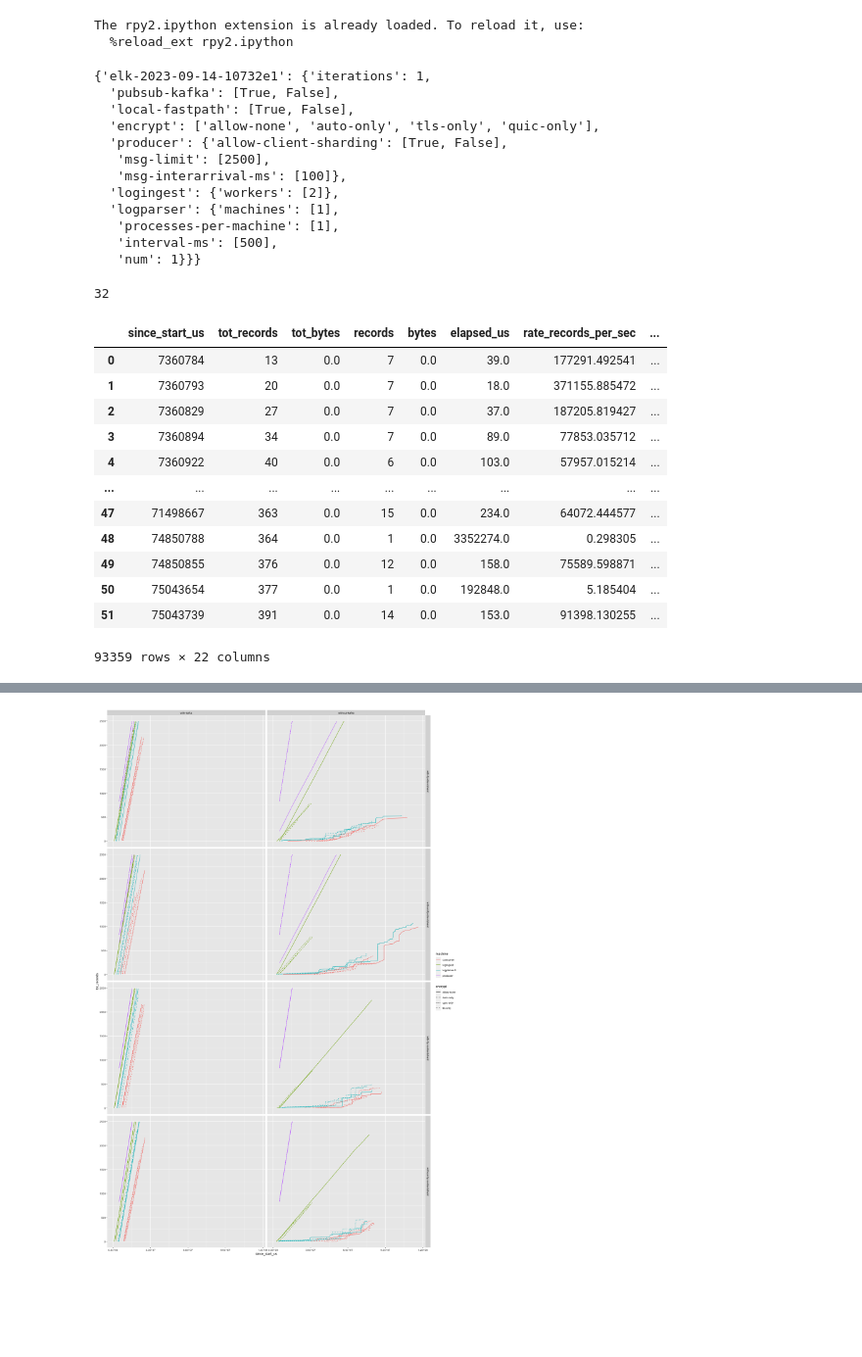
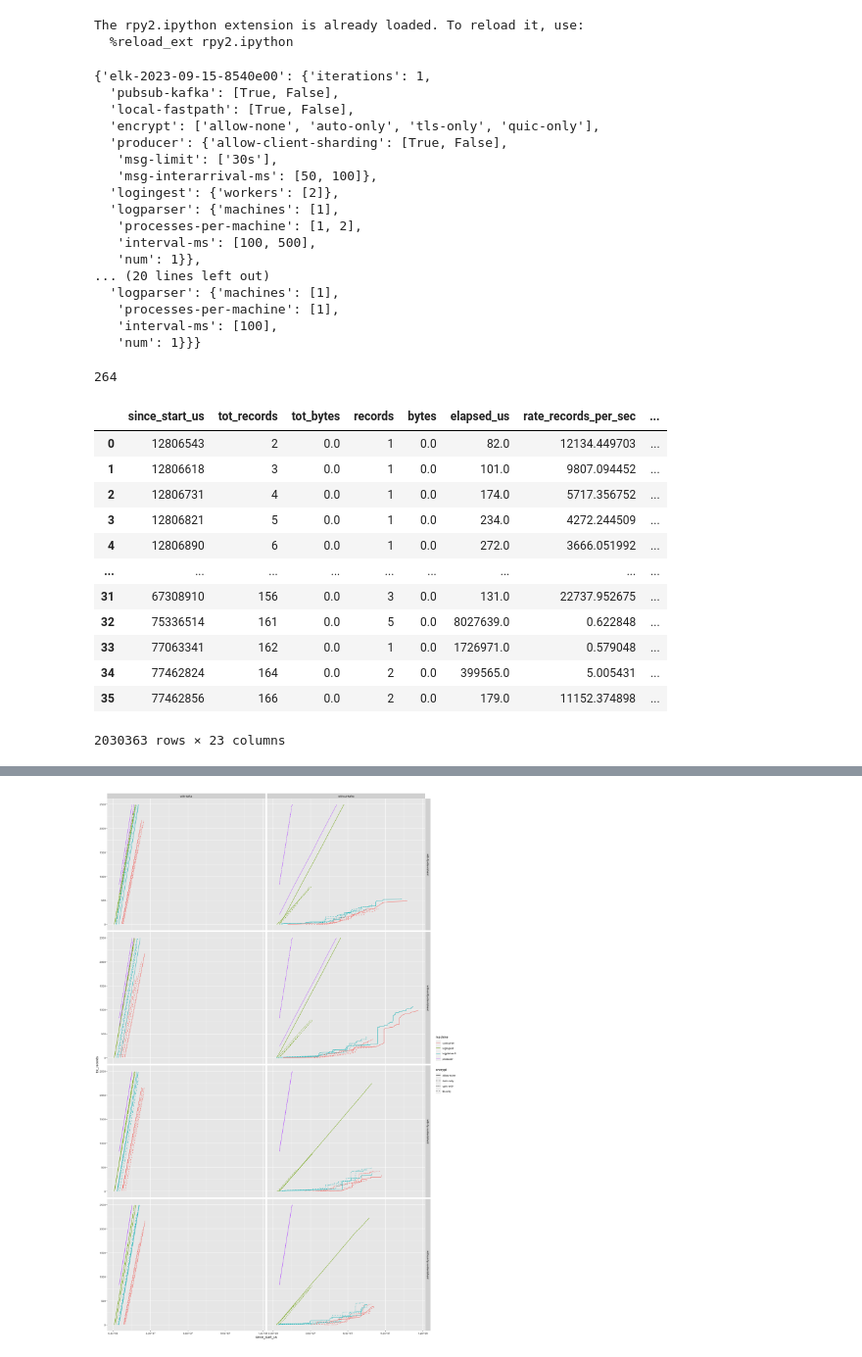
Before and after one commit to akshayknarayan/burrito, a Jupyter notebook: scripts/elk-app/elk.ipynb, the cells around one changed output, grey strips where cells are left out. Shown at 98% size. Saved outputs shown, nothing was run; the diff lists cells and outputs as text; code cells hidden in the pictures; blank space fills up the shorter version.

```diff
--- a/scripts/elk-app/elk.ipynb
+++ b/scripts/elk-app/elk.ipynb
@@ -33,7 +33,7 @@ The rpy2.ipython extension is already loaded. To reload it, use:
   %reload_ext rpy2.ipython
 # %%
 rootdir = "/Users/akshay/research/burrito"
-outdirs = ["elk-2023-09-14-10732e1"]
+outdirs = ["elk-2023-09-15-8540e00", "check-producer-1eb988c", "check-producer-615a756"]
 # %%
 def read_toml(cfg):
     c = toml.load(cfg)
@@ -64,17 +64,22 @@ for outdir in outdirs:
 
 tomls
 # %% [output]
-{'elk-2023-09-14-10732e1': {'iterations': 1,
+{'elk-2023-09-15-8540e00': {'iterations': 1,
   'pubsub-kafka': [True, False],
   'local-fastpath': [True, False],
   'encrypt': ['allow-none', 'auto-only', 'tls-only', 'quic-only'],
   'producer': {'allow-client-sharding': [True, False],
-   'msg-limit': [2500],
-   'msg-interarrival-ms': [100]},
+   'msg-limit': ['30s'],
+   'msg-interarrival-ms': [50, 100]},
   'logingest': {'workers': [2]},
   'logparser': {'machines': [1],
+   'processes-per-machine': [1, 2],
+   'interval-ms': [100, 500],
+   'num': 1}},
+... (20 lines left out)
+  'logparser': {'machines': [1],
    'processes-per-machine': [1],
-   'interval-ms': [500],
+   'interval-ms': [100],
    'num': 1}}}
 # %%
 # copied from elk-app.py
@@ -118,18 +123,23 @@ def iter_confs(exp, outdir):
                 },
                 'iteration': conf[10],
         }
+        if type(exp['producer']['msg-limit']) == str:
+            assert exp['producer']['msg-limit'][-1] == 's', 'time-based msg-limit must be in seconds'
+            target_seconds = int(exp['producer']['msg-limit'][:-1])
+            inter_seconds = float(int(exp['producer']['msg-interarrival-ms'])) / 1000
+            exp['producer']['msg-limit'] = int(target_seconds / inter_seconds) * 16
         template = (
             "{rootdir}/{outdir}/"
-            + "kafka={kafka}-"
-            + "localfp={localfp}-"
-            + "clshrd={client_shard}-"
+            + "kfka={kafka}-"
+            + "fp={localfp}-"
+            + "cshd={client_shard}-"
             + "enc={encrypt}-"
             + "nmsg={num_msg}-"
-            + "msg_inter_ms={msg_inter_ms}-"
-            + "ing_wrk={ingest_workers}-"
-            + "par_num={parser_machines}-"
-            + "par_pcs={parser_procs}-"
-            + "par_rep_int_ms={parser_report_interval_ms}-"
+            + "intms={msg_inter_ms}-"
+            + "iwrk={ingest_workers}-"
+            + "pn={parser_machines}-"
+            + "pps={parser_procs}-"
+            + "prpintms={parser_report_interval_ms}-"
             + "i={i}")
         desc = template.format(
             rootdir=rootdir, outdir=outdir,
@@ -146,55 +156,56 @@ def iter_confs(exp, outdir):
             i=0,
         )
         exp['desc'] = desc
+        exp['outdir'] = outdir
         yield exp
 
 exps = list(itertools.chain.from_iterable(iter_confs(tomls[outdir], outdir) for outdir in tomls))
 len(list(exps))
 # %% [output]
-32
+264
 # %%
 def read_exp(conf):
     outf_prefix = conf['desc']
     suffixes = (
         ["consumer.data", "logingest.data", "producer.data"]
-        + [f'logparser-{i}.data' for i in range(conf["logparser"]['num'])]
+        + [f'logparser-{i}-{j}.data' for i in range(conf["logparser"]['num']) for j in range(conf['logparser']['processes-per-machine'])]
     )
     def x():
         for s in suffixes:
             df = pd.read_csv(f"{outf_prefix}-{s}")
             for c in conf:
                 if type(conf[c]) == dict:
                     for i in conf[c]:
                         k = f"{c}-{i}"
                         if i == 'allow-client-sharding':
                             df[k] = 'clientshard' if conf[c][i] else 'noclientshard'
                         else:
                             df[k] = conf[c][i]
                 else:
                     if c == 'pubsub-kafka':
                         df[c] = 'with-kafka' if conf[c] else 'without-kafka'
                     elif c == 'local-fastpath':
                         df[c] = 'with-fp' if conf[c] else 'without-fp'
                     else:
                         df[c] = conf[c]
             df['machine'] = s.split('.')[0]
             yield df
     return pd.concat(x())
 
 df = pd.concat(read_exp(e) for e in exps)
 pd.options.display.max_columns = 25
 df
 # %% [output]
 |  | since_start_us | tot_records | tot_bytes | records | bytes | elapsed_us | rate_records_per_sec | ... |
-| 0 | 7360784 | 13 | 0.0 | 7 | 0.0 | 39.0 | 177291.492541 | ... |
-| 1 | 7360793 | 20 | 0.0 | 7 | 0.0 | 18.0 | 371155.885472 | ... |
-| 2 | 7360829 | 27 | 0.0 | 7 | 0.0 | 37.0 | 187205.819427 | ... |
-| 3 | 7360894 | 34 | 0.0 | 7 | 0.0 | 89.0 | 77853.035712 | ... |
-| 4 | 7360922 | 40 | 0.0 | 6 | 0.0 | 103.0 | 57957.015214 | ... |
+| 0 | 12806543 | 2 | 0.0 | 1 | 0.0 | 82.0 | 12134.449703 | ... |
+| 1 | 12806618 | 3 | 0.0 | 1 | 0.0 | 101.0 | 9807.094452 | ... |
+| 2 | 12806731 | 4 | 0.0 | 1 | 0.0 | 174.0 | 5717.356752 | ... |
+| 3 | 12806821 | 5 | 0.0 | 1 | 0.0 | 234.0 | 4272.244509 | ... |
+| 4 | 12806890 | 6 | 0.0 | 1 | 0.0 | 272.0 | 3666.051992 | ... |
 | ... | ... | ... | ... | ... | ... | ... | ... | ... |
-| 47 | 71498667 | 363 | 0.0 | 15 | 0.0 | 234.0 | 64072.444577 | ... |
-| 48 | 74850788 | 364 | 0.0 | 1 | 0.0 | 3352274.0 | 0.298305 | ... |
-| 49 | 74850855 | 376 | 0.0 | 12 | 0.0 | 158.0 | 75589.598871 | ... |
-| 50 | 75043654 | 377 | 0.0 | 1 | 0.0 | 192848.0 | 5.185404 | ... |
-| 51 | 75043739 | 391 | 0.0 | 14 | 0.0 | 153.0 | 91398.130255 | ... |
+| 31 | 67308910 | 156 | 0.0 | 3 | 0.0 | 131.0 | 22737.952675 | ... |
+| 32 | 75336514 | 161 | 0.0 | 5 | 0.0 | 8027639.0 | 0.622848 | ... |
+| 33 | 77063341 | 162 | 0.0 | 1 | 0.0 | 1726971.0 | 0.579048 | ... |
+| 34 | 77462824 | 164 | 0.0 | 2 | 0.0 | 399565.0 | 5.005431 | ... |
+| 35 | 77462856 | 166 | 0.0 | 2 | 0.0 | 179.0 | 11152.374898 | ... |
-93359 rows × 22 columns
+2030363 rows × 23 columns
```
Also changed, not shown: parts of 4 cells of this notebook.
